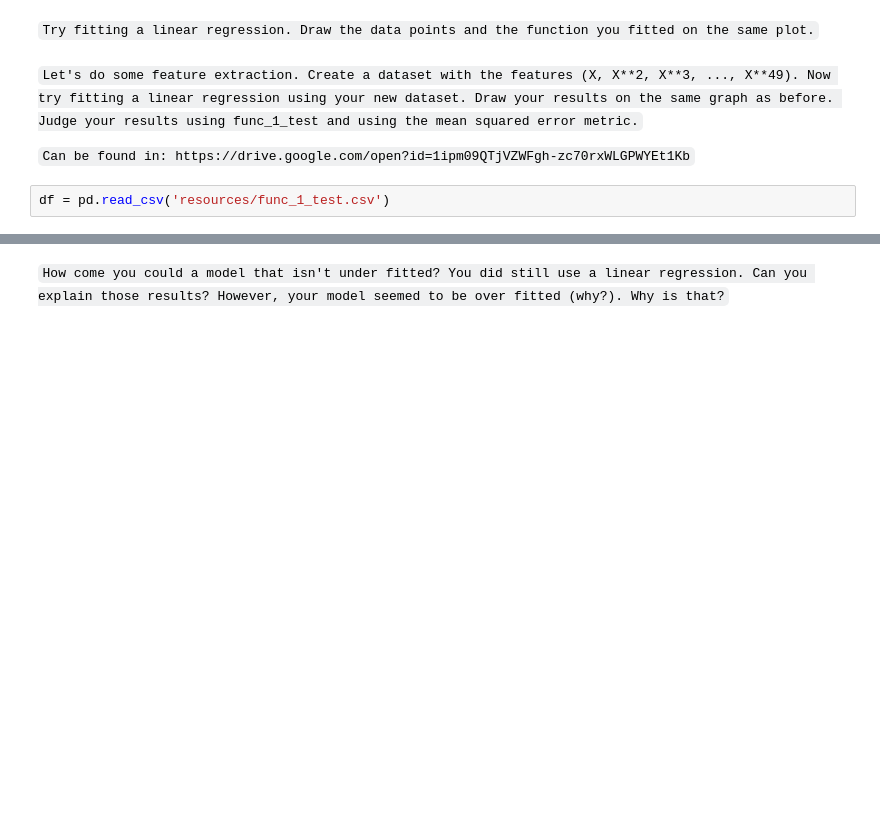
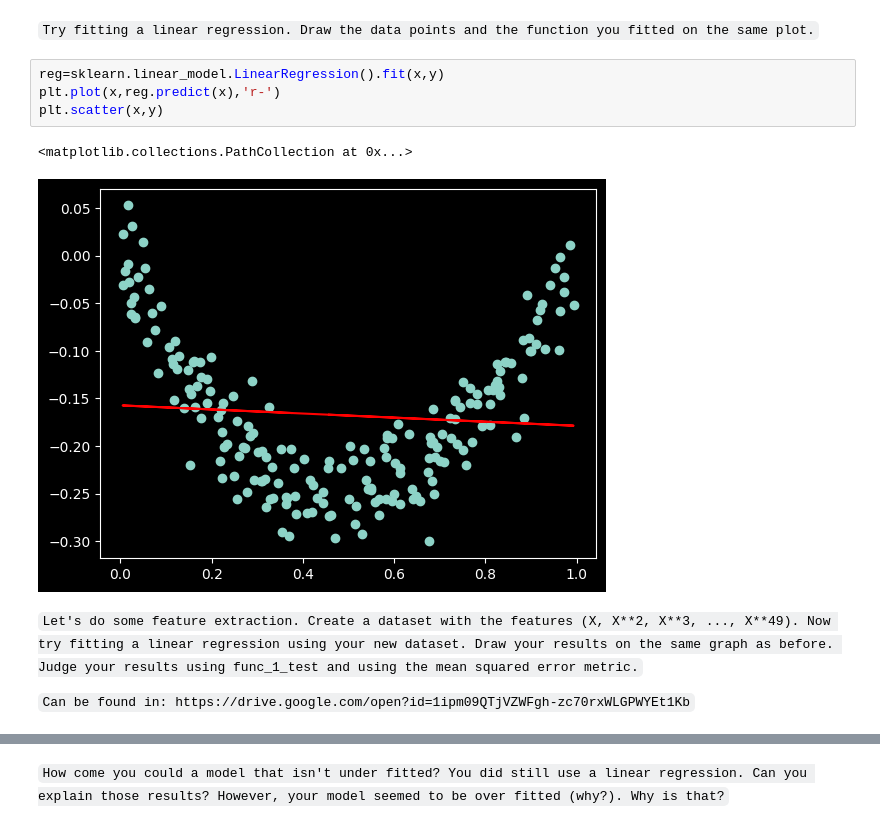
Before and after one commit to Avraham2489/DS_Training, a Jupyter notebook: D - ML/regression/exercise/regression.ipynb, the cells around one changed output, grey strips where cells are left out. Cells and saved outputs as stored; diff of their text form; blank space fills up the shorter version.

Commit message:
Module D - Regression: done

````diff
--- a/D - ML/regression/exercise/regression.ipynb
+++ b/D - ML/regression/exercise/regression.ipynb
@@ -45,8 +84,13 @@ df = pd.read_csv('resources/func_1_train.csv')
 # %% [markdown]
 ```Try fitting a linear regression. Draw the data points and the function you fitted on the same plot.```
+# %%
+reg=sklearn.linear_model.LinearRegression().fit(x,y)
+plt.plot(x,reg.predict(x),'r-')
+plt.scatter(x,y)
+# %% [output]
+<matplotlib.collections.PathCollection at 0x...>
+[figure, added]
 # %% [markdown]
 ```Let's do some feature extraction. Create a dataset with the features (X, X**2, X**3, ..., X**49). Now try fitting a linear regression using your new dataset. Draw your results on the same graph as before. Judge your results using func_1_test and using the mean squared error metric.```
 
 ```Can be found in: https://drive.google.com/open?id=1ipm09QTjVZWFgh-zc70rxWLGPWYEt1Kb```
-# %%
-df = pd.read_csv('resources/func_1_test.csv')
````
Also changed, not shown: parts of 14 cells of this notebook, 4 other files.
